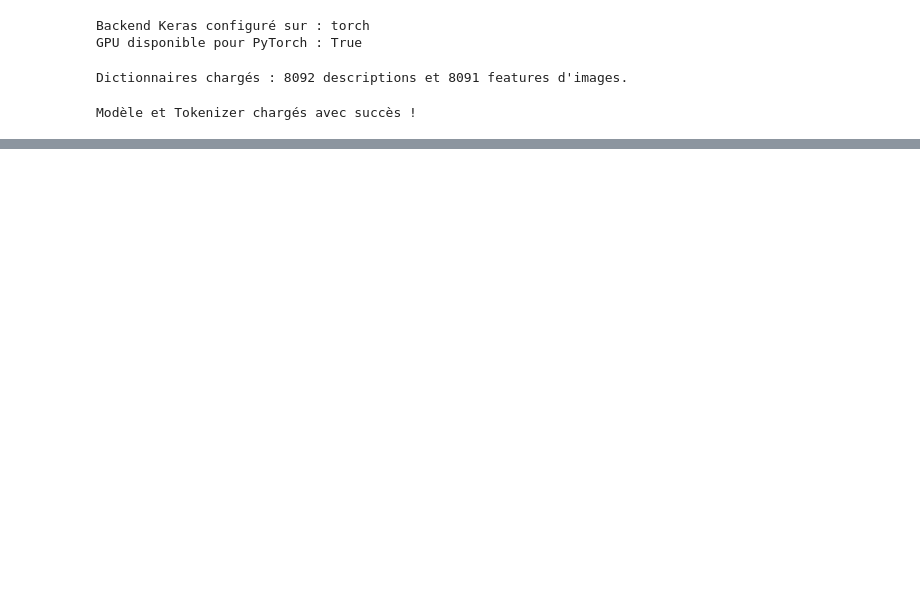
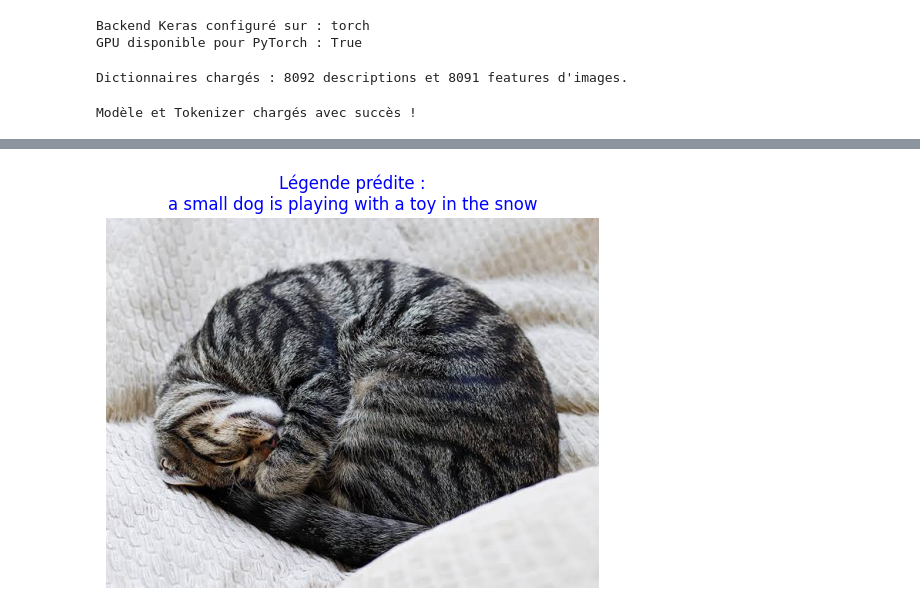
Before and after one commit to ZarcDmC01/Projet_NLP_CV, a Jupyter notebook: scripts/evaluate.ipynb, the cells around one changed output, grey strips where cells are left out. Cells and saved outputs as stored; diff of their text form; code cells hidden in the pictures; blank space fills up the shorter version.

```diff
--- a/scripts/evaluate.ipynb
+++ b/scripts/evaluate.ipynb
@@ -181 +182,46 @@ ROUGE-L (F-measure)  : 0.4484
 ========================================
+# %%
+device = torch.device("cuda" if torch.cuda.is_available() else "cpu")
+_resnet50_inference = models.resnet50(weights=models.ResNet50_Weights.DEFAULT)
+_resnet50_inference.fc = torch.nn.Identity()
+_resnet50_inference = _resnet50_inference.to(device)
+_resnet50_inference.eval()
+
+_preprocess_inference = transforms.Compose([
+    transforms.Resize((224, 224)),
+    transforms.ToTensor(),
+    transforms.Normalize(mean=[0.485, 0.456, 0.406], std=[0.229, 0.224, 0.225])
+])
+
+
+def pipeline_prediction_nouvelle_image(image_path):
+    img_pil = Image.open(image_path).convert('RGB')
+    tensor_img = _preprocess_inference(img_pil).unsqueeze(0).to(device)
+
+    with torch.no_grad():
+        feature_vector = _resnet50_inference(tensor_img).cpu().numpy().flatten()
+
+    legende = generate_caption_optimized(
+        model=model,
+        tokenizer=tokenizer,
+        index_to_word=index_to_word,
+        feature_vector=feature_vector,
+        max_length=max_length,
+        text_pipe=text_pipe
+    )
+
+    plt.imshow(img_pil)
+    plt.title(f"Légende prédite :\n{legende}", fontsize=12, color='blue')
+    plt.axis('off')
+    plt.show()
+
+    return legende
+
+CHEMIN_TEST = "../data/papillon2.jpg"
+
+if os.path.exists(CHEMIN_TEST):
+    pipeline_prediction_nouvelle_image(CHEMIN_TEST)
+else:
+    print(f"Veuillez spécifier un chemin d'image valide dans la variable 'CHEMIN_TEST'.")
+# %% [output]
+[figure, added]
```
Also changed, not shown: parts of 2 cells of this notebook.
